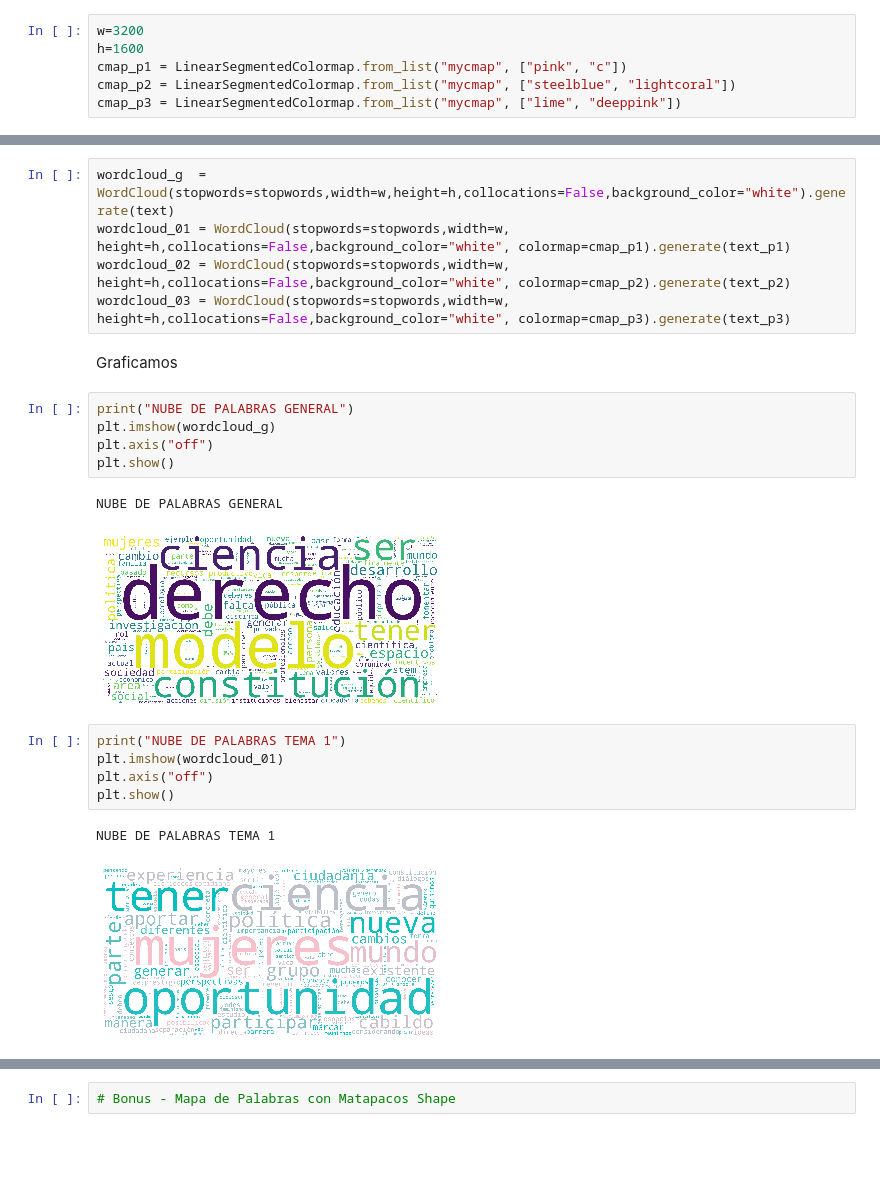
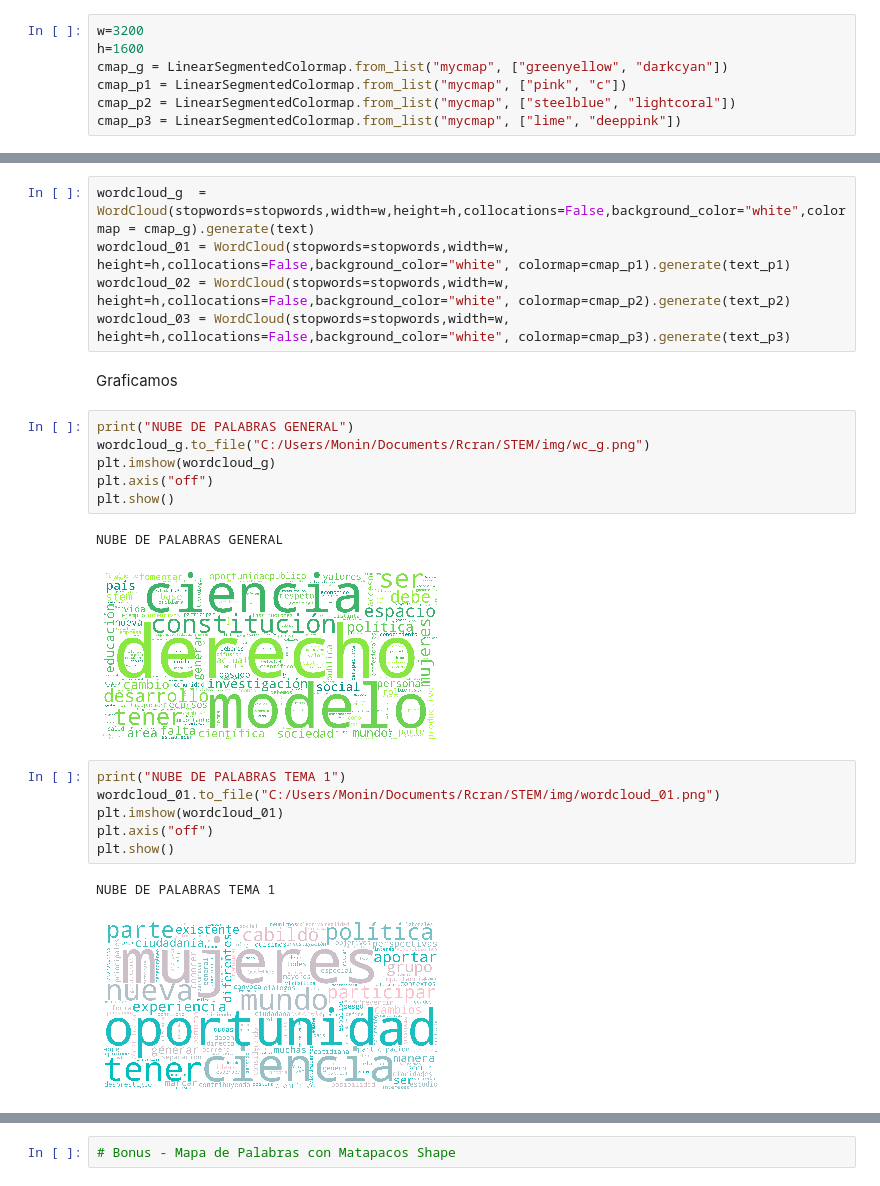
Before and after one commit to cinthyaleonor/mujeres_stem, a Jupyter notebook: cabildo_01.ipynb, the cells around one changed output, grey strips where cells are left out. Saved outputs shown, nothing was run; the diff lists cells and outputs as text; blank space fills up the shorter version.

```diff
--- a/cabildo_01.ipynb
+++ b/cabildo_01.ipynb
@@ -116,13 +117,14 @@ Podemos definir algunos colores para cada nube
 # %%
 w=3200
 h=1600
+cmap_g = LinearSegmentedColormap.from_list("mycmap", ["greenyellow", "darkcyan"])
 cmap_p1 = LinearSegmentedColormap.from_list("mycmap", ["pink", "c"])
 cmap_p2 = LinearSegmentedColormap.from_list("mycmap", ["steelblue", "lightcoral"])
 cmap_p3 = LinearSegmentedColormap.from_list("mycmap", ["lime", "deeppink"])
 # %% [markdown]
 Creamos la nubes de palabras
 # %%
-wordcloud_g  = WordCloud(stopwords=stopwords,width=w,height=h,collocations=False,background_color="white").generate(text)
+wordcloud_g  = WordCloud(stopwords=stopwords,width=w,height=h,collocations=False,background_color="white",colormap = cmap_g).generate(text)
 wordcloud_01 = WordCloud(stopwords=stopwords,width=w, height=h,collocations=False,background_color="white", colormap=cmap_p1).generate(text_p1)
 wordcloud_02 = WordCloud(stopwords=stopwords,width=w, height=h,collocations=False,background_color="white", colormap=cmap_p2).generate(text_p2)
 wordcloud_03 = WordCloud(stopwords=stopwords,width=w, height=h,collocations=False,background_color="white", colormap=cmap_p3).generate(text_p3)
@@ -130,19 +132,21 @@ wordcloud_03 = WordCloud(stopwords=stopwords,width=w, height=h,collocations=Fals
 Graficamos
 # %%
 print("NUBE DE PALABRAS GENERAL")
+wordcloud_g.to_file("C:/Users/Monin/Documents/Rcran/STEM/img/wc_g.png")
 plt.imshow(wordcloud_g)
 plt.axis("off")
 plt.show()
 # %% [output]
 NUBE DE PALABRAS GENERAL
-[figure, old version]
+[figure, new version]
 # %%
 print("NUBE DE PALABRAS TEMA 1")
+wordcloud_01.to_file("C:/Users/Monin/Documents/Rcran/STEM/img/wordcloud_01.png")
 plt.imshow(wordcloud_01)
 plt.axis("off")
 plt.show()
 # %% [output]
 NUBE DE PALABRAS TEMA 1
-[figure, old version]
+[figure, new version]
 # %%
 print("NUBE DE PALABRAS TEMA 2")
```
Also changed, not shown: parts of 9 cells of this notebook.
